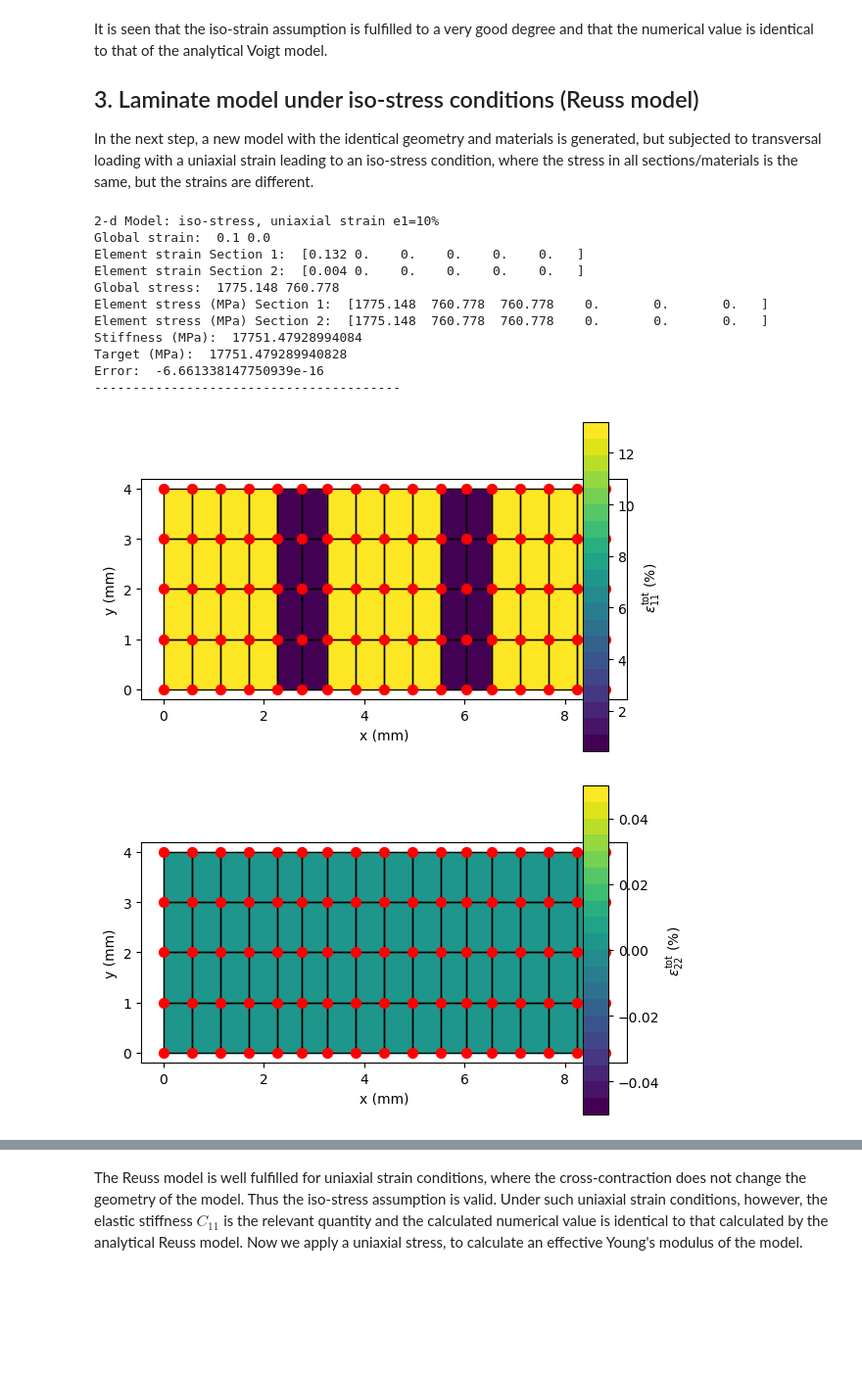
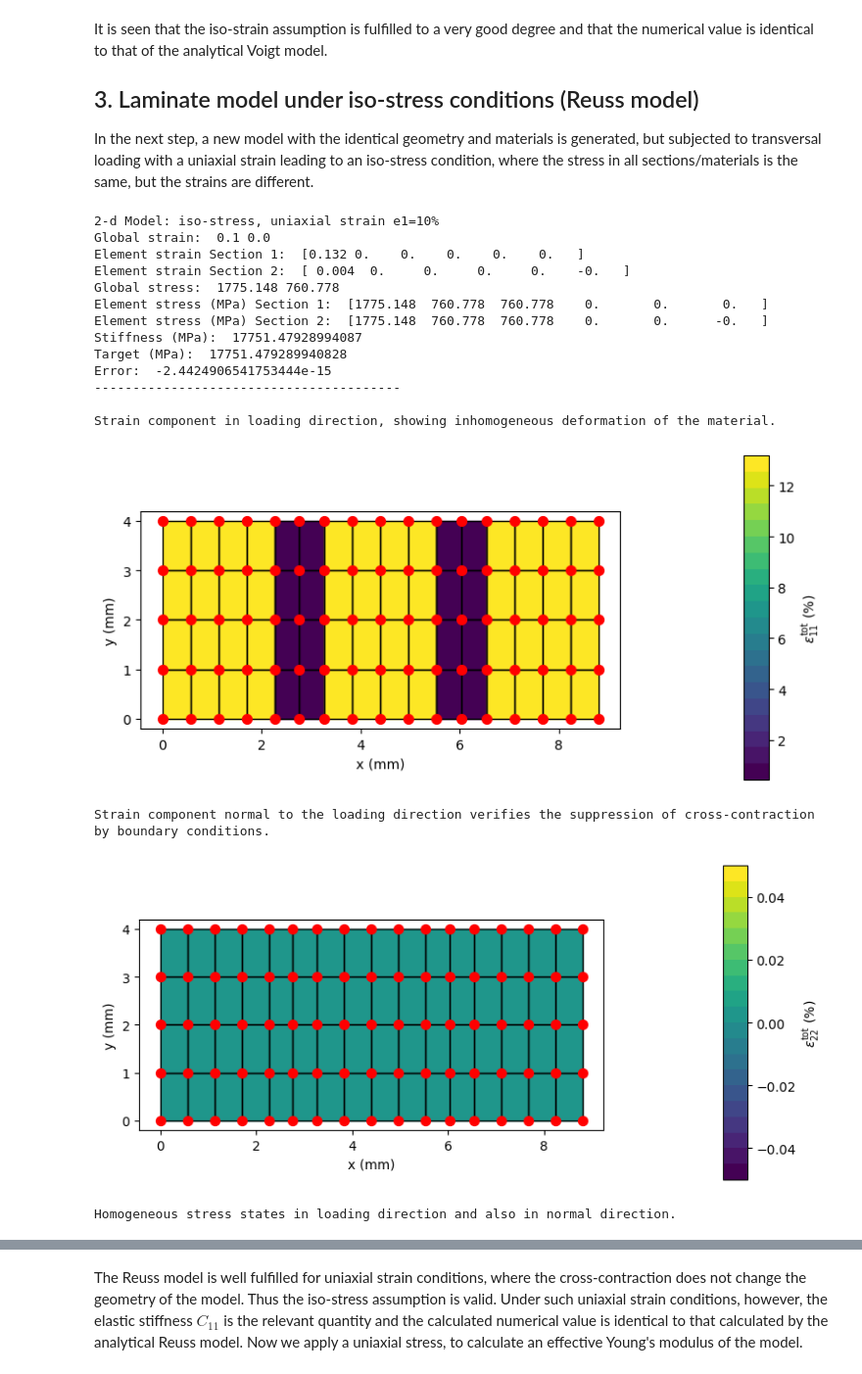
Before and after one commit to AHartmaier/pyLabFEA, a Jupyter notebook: notebooks/pyLabFEA_Composites.ipynb, the cells around one changed output, grey strips where cells are left out. Shown at 98% size. Drawn from its saved outputs; the diff is of its cells as text; code cells hidden in the pictures; blank space fills up the shorter version.

```diff
--- a/notebooks/pyLabFEA_Composites.ipynb
+++ b/notebooks/pyLabFEA_Composites.ipynb
@@ -108,49 +124,58 @@ It is seen that the iso-strain assumption is fulfilled to a very good degree and
 ## 3. Laminate model under iso-stress conditions (Reuss model)
 In the next step, a new model with the identical geometry and materials is generated, but subjected to transversal loading with a uniaxial strain leading to an iso-stress condition, where the stress in all sections/materials is the same, but the strains are different.
 # %%
-'laminate model is generated and elastic properties are assigned to each section'
+# laminate model is generated and elastic properties are assigned to each section
 fem_r = FE.Model(dim=2)
 fem_r.geom([2, 1, 2, 1, 2], LY=4.)            # define sections in absolute lengths
 fem_r.assign([mat1, mat2, mat1, mat2, mat1])  # assign the materials to each section
 fmat1 = 6./8.   # calculate volume fractions
 fmat2 = 2./8.
-'mechanical boundary conditions for Reuss model (iso-stres) with uniaxial strain'
+
+# mechanical boundary conditions for Reuss model (iso-stres) with uniaxial strain
 fem_r.bcleft(0.)          # fix left and bottom boundary
 fem_r.bcbot(0.)
 fem_r.bcright(0.1*fem_r.lenx, 'disp')   # rhs nodes are subject to 10% strain (disp = 0.1 * length of model)
 fem_r.bctop(0., 'disp')   # top boundary is fixed
-'solution and evaluation of effective properties'
+
+# solution and evaluation of effective properties
 fem_r.mesh(NX=16, NY=4)   # create mesh
 fem_r.solve()             # solve equation for mechanical equilibrium
 fem_r.calc_global()       # calculate global stress and strain
 mod_stiff = fem_r.glob['sig'][0]/fem_r.glob['eps'][0]              # calculate effective stiffness of model
 reuss_stiff = 1./(fmat1/mat1.C11 + fmat2/mat2.C11) # Reuss average for stiffness
 print('2-d Model: iso-stress, uniaxial strain e1=10%')
 print('Global strain: ',fem_r.glob['eps'][0].round(decimals=3), fem_r.glob['eps'][1].round(decimals=3))
 print('Element strain Section 1: ', fem_r.element[0].eps.round(decimals=3))
 print('Element strain Section 2: ', fem_r.element[16].eps.round(decimals=3))
 print('Global stress: ',fem_r.glob['sig'][0].round(decimals=3), fem_r.glob['sig'][1].round(decimals=3))
 print('Element stress (MPa) Section 1: ', fem_r.element[0].sig.round(decimals=3))
 print('Element stress (MPa) Section 2: ', fem_r.element[16].sig.round(decimals=3))
 print('Stiffness (MPa): ',mod_stiff)
 print('Target (MPa): ', reuss_stiff)
 print('Error: ', 1.-mod_stiff/reuss_stiff)
 print('----------------------------------------')
-fem_r.plot('strain1',mag=1)
-fem_r.plot('strain2',mag=1)
-fem_r.plot('stress1',mag=1)
-fem_r.plot('stress2',mag=1)
+print('\nStrain component in loading direction, showing inhomogeneous deformation of the material.')
+fem_r.plot('strain1',mag=1, pos_bar=1.1)
+print('\nStrain component normal to the loading direction verifies the suppression of cross-contraction by boundary conditions.')
+fem_r.plot('strain2',mag=1, pos_bar=1.1)
+print('\nHomogeneous stress states in loading direction and also in normal direction.')
+fem_r.plot('stress1',mag=1, pos_bar=1.1)
+fem_r.plot('stress2',mag=1, pos_bar=1.1)
 # %% [output]
 2-d Model: iso-stress, uniaxial strain e1=10%
 Global strain:  0.1 0.0
 Element strain Section 1:  [0.132 0.    0.    0.    0.    0.   ]
-Element strain Section 2:  [0.004 0.    0.    0.    0.    0.   ]
+Element strain Section 2:  [ 0.004  0.     0.     0.     0.    -0.   ]
 Global stress:  1775.148 760.778
 Element stress (MPa) Section 1:  [1775.148  760.778  760.778    0.       0.       0.   ]
-Element stress (MPa) Section 2:  [1775.148  760.778  760.778    0.       0.       0.   ]
-Stiffness (MPa):  17751.47928994084
+Element stress (MPa) Section 2:  [1775.148  760.778  760.778    0.       0.      -0.   ]
+Stiffness (MPa):  17751.47928994087
 Target (MPa):  17751.479289940828
-Error:  -6.661338147750939e-16
+Error:  -2.4424906541753444e-15
 ----------------------------------------
+
+Strain component in loading direction, showing inhomogeneous deformation of the material.
-[figure, old version]
+[figure, new version]
+Strain component normal to the loading direction verifies the suppression of cross-contraction by boundary conditions.
-[figure, old version]
+[figure, new version]
+Homogeneous stress states in loading direction and also in normal direction.
```
Also changed, not shown: parts of 6 cells of this notebook.
